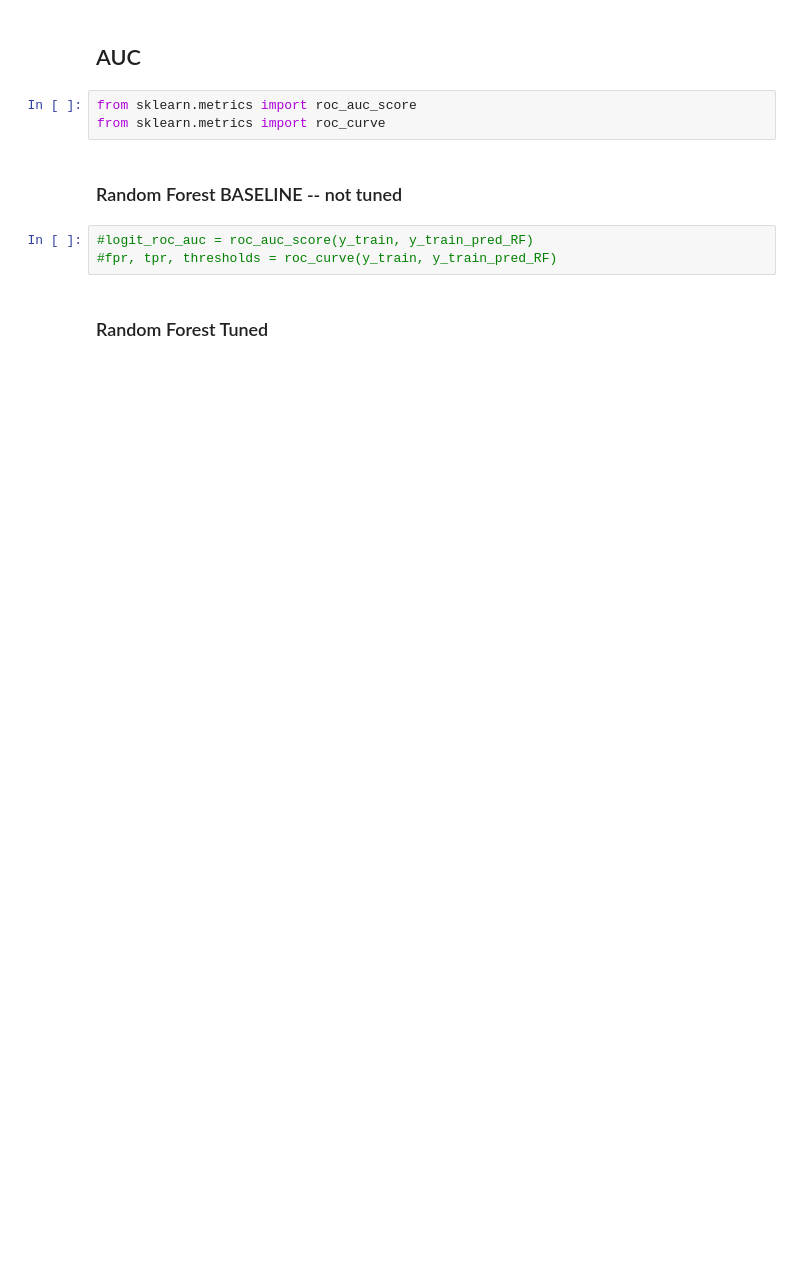
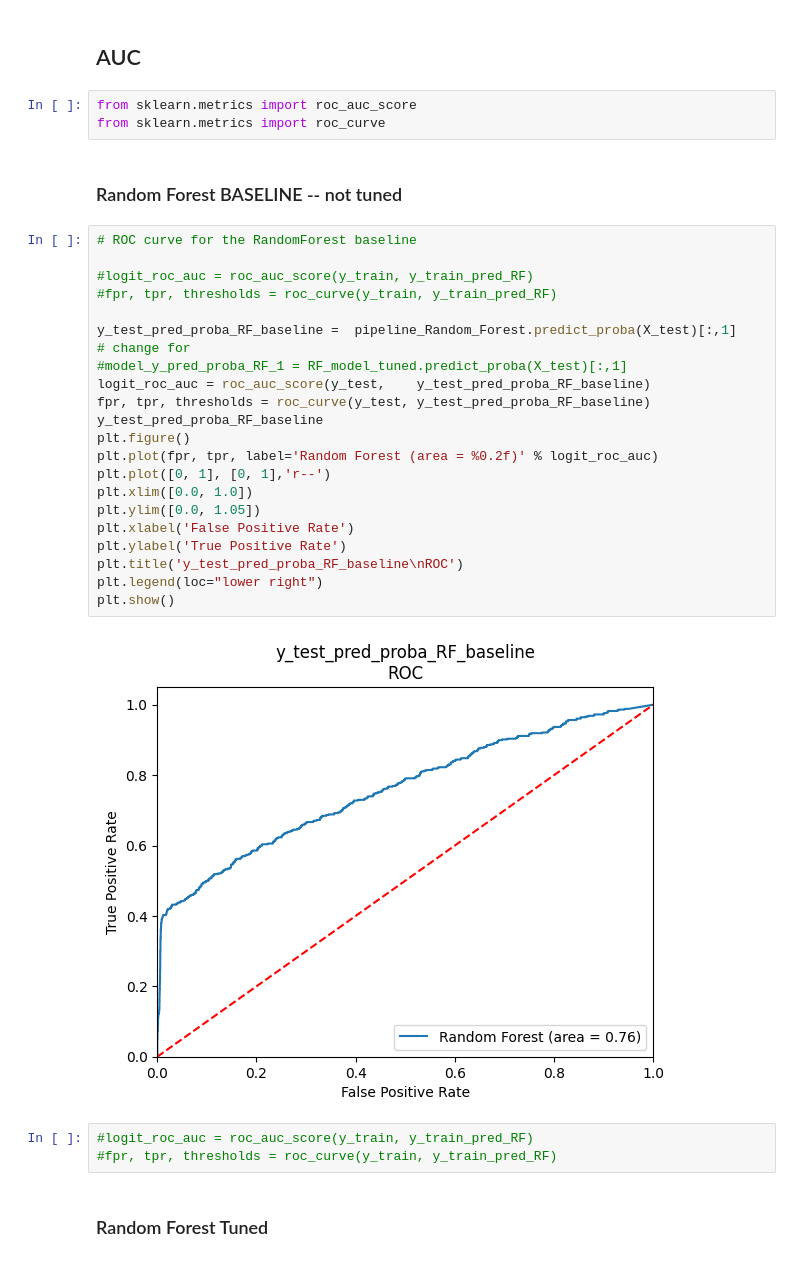
Before and after one commit to admason/C_Spark_Project, a Jupyter notebook: H_SFTY_2_RF_hyp_tune_F1.ipynb, the cells around one changed output. Cells and saved outputs as stored; diff of their text form; blank space fills up the shorter version.

```diff
--- a/H_SFTY_2_RF_hyp_tune_F1.ipynb
+++ b/H_SFTY_2_RF_hyp_tune_F1.ipynb
@@ -658,6 +838,30 @@ from sklearn.metrics import roc_auc_score
 from sklearn.metrics import roc_curve
 # %% [markdown]
 ### Random Forest BASELINE -- not tuned
+# %%
+# ROC curve for the RandomForest baseline
+
+#logit_roc_auc = roc_auc_score(y_train, y_train_pred_RF)
+#fpr, tpr, thresholds = roc_curve(y_train, y_train_pred_RF)
+
+y_test_pred_proba_RF_baseline =  pipeline_Random_Forest.predict_proba(X_test)[:,1]
+# change for
+#model_y_pred_proba_RF_1 = RF_model_tuned.predict_proba(X_test)[:,1]
+logit_roc_auc = roc_auc_score(y_test,    y_test_pred_proba_RF_baseline)
+fpr, tpr, thresholds = roc_curve(y_test, y_test_pred_proba_RF_baseline)
+y_test_pred_proba_RF_baseline
+plt.figure()
+plt.plot(fpr, tpr, label='Random Forest (area = %0.2f)' % logit_roc_auc)
+plt.plot([0, 1], [0, 1],'r--')
+plt.xlim([0.0, 1.0])
+plt.ylim([0.0, 1.05])
+plt.xlabel('False Positive Rate')
+plt.ylabel('True Positive Rate')
+plt.title('y_test_pred_proba_RF_baseline\nROC')
+plt.legend(loc="lower right")
+plt.show()
+# %% [output]
+[figure, added]
 # %%
 #logit_roc_auc = roc_auc_score(y_train, y_train_pred_RF)
 #fpr, tpr, thresholds = roc_curve(y_train, y_train_pred_RF)
```
Also changed, not shown: parts of 48 cells of this notebook.
